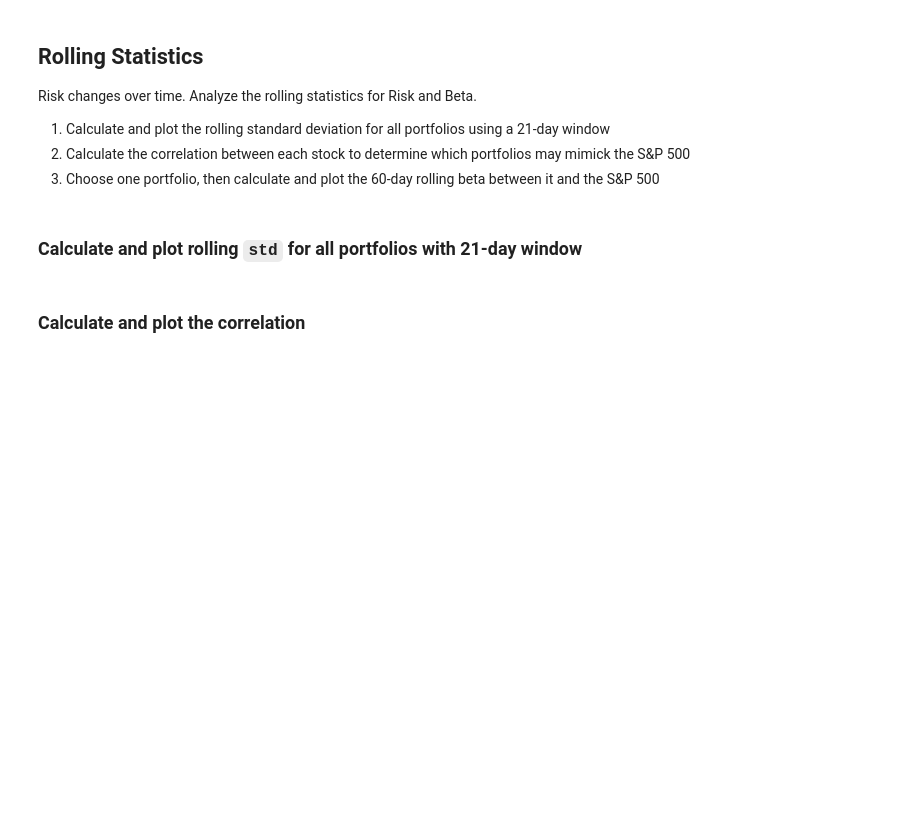
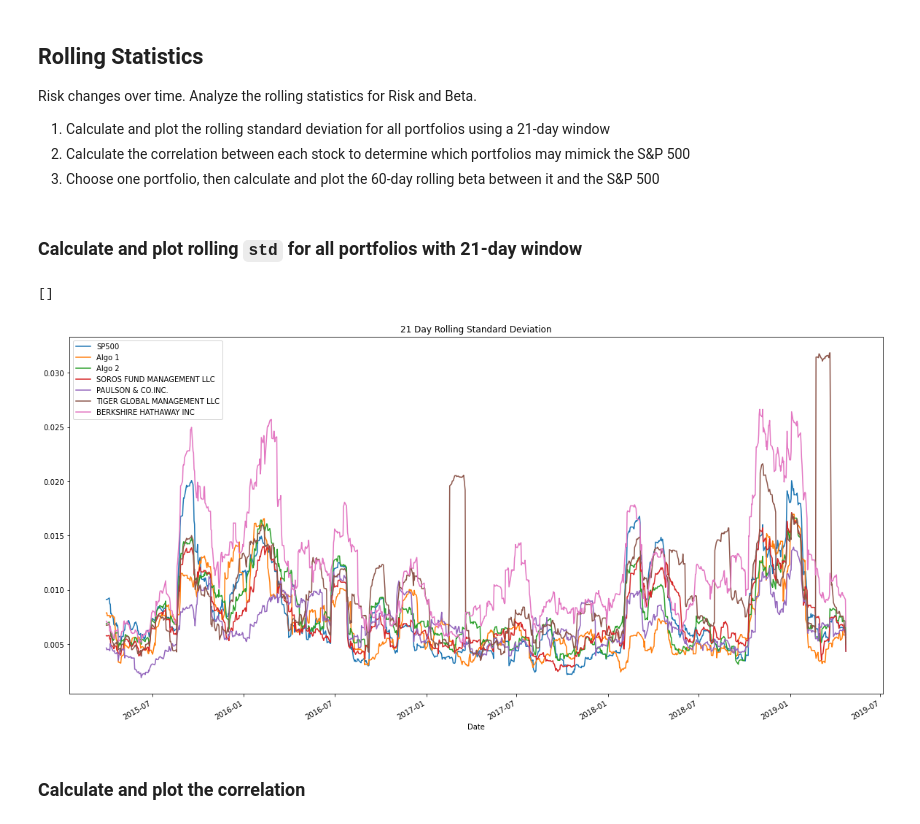
Before and after one commit to globalproweb/A-Whale-Off-the-Port-folio-, a Jupyter notebook: whale_analysis.ipynb, the cells around one changed output. Saved outputs shown, nothing was run; the diff lists cells and outputs as text; code cells hidden in the pictures; blank space fills up the shorter version.

```diff
--- a/whale_analysis.ipynb
+++ b/whale_analysis.ipynb
@@ -238,6 +238,6 @@ sp500_returns.head()
 ## Combine Whale, Algorithmic, and S&P 500 Returns
 # %%
 # Join Whale Returns, Algorithmic Returns, and the S&P 500 Returns into a single DataFrame with columns for each portfolio's returns.
-all_portfolio = pd.concat([sp500_return,algo_df, whale_df], axis = "columns", join = "inner")
+all_portfolio = pd.concat([sp500_returns,algo_df, whale_df], axis = "columns", join = "inner")
 all_portfolio.head()
 # %% [output]
@@ -338,8 +355,12 @@ Risk changes over time. Analyze the rolling statistics for Risk and Beta.
 ### Calculate and plot rolling `std` for all portfolios with 21-day window
 # %%
 # Calculate the rolling standard deviation for all portfolios using a 21-day window
-
+rolling_portfolios = all_portfolio.rolling(window=21).std().plot(figsize=(20,10), title="21 Day Rolling Standard Deviation")
 # Plot the rolling standard deviation
+rolling_portfolios.plot()
+# %% [output]
+[]
+[figure, added]
 # %% [markdown]
 ### Calculate and plot the correlation
 # %%
```
Also changed, not shown: parts of 7 cells of this notebook.
